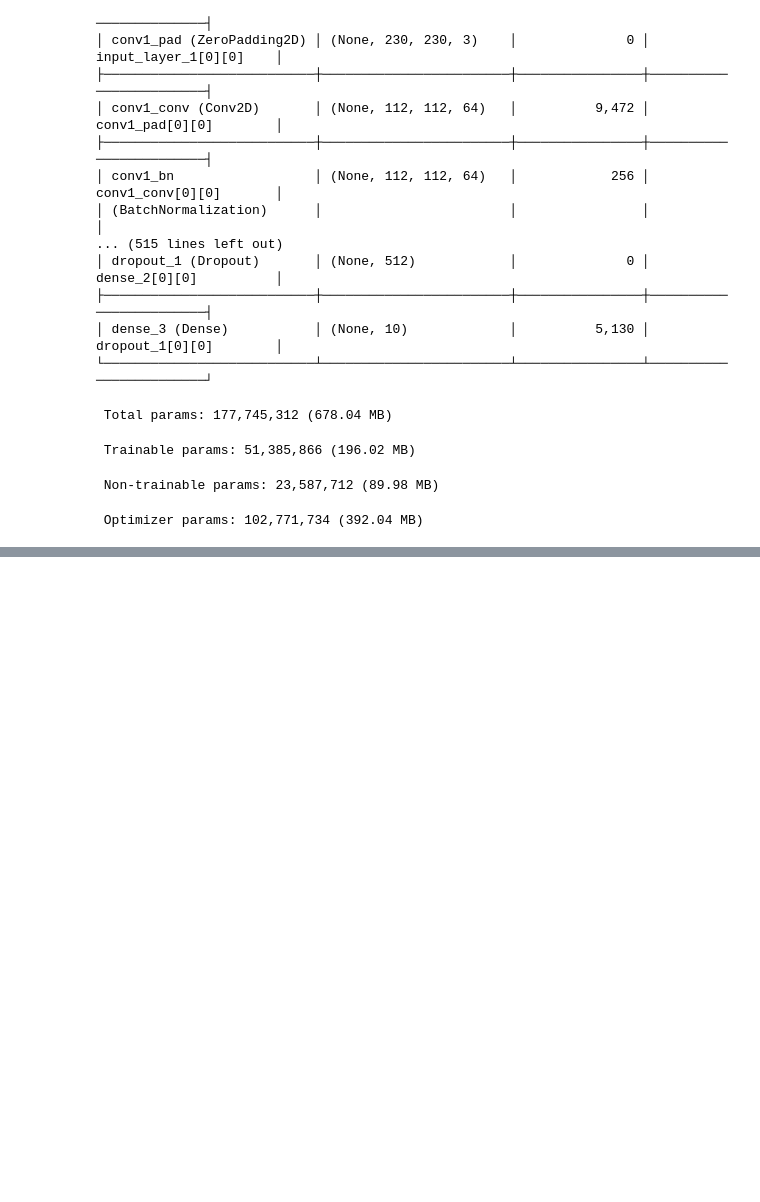
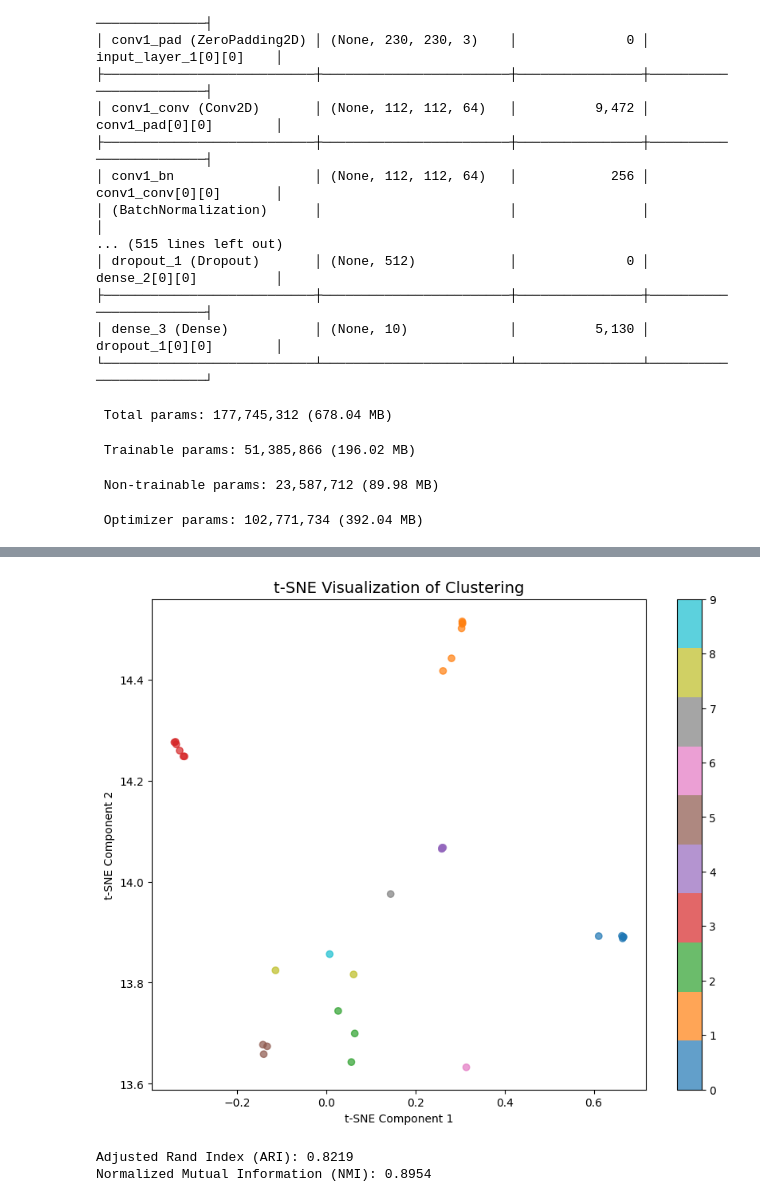
Before and after one commit to unluckid/model, a Jupyter notebook: tunning.ipynb, the cells around one changed output, grey strips where cells are left out. Drawn from its saved outputs; the diff is of its cells as text; code cells hidden in the pictures; blank space fills up the shorter version.

```diff
--- a/tunning.ipynb
+++ b/tunning.ipynb
@@ -231,0 +293,35 @@ voting_clf = VotingClassifier(named_estimators)
+# %%
+feature_extractor1 = Model(inputs=model1.input, outputs=model1.layers[-1].output)
+feature_extractor2 = Model(inputs=model2.input, outputs=model2.layers[-1].output)
+from sklearn.manifold import TSNE
+
+# 데이터 샘플 가져오기 (train_dataset에서 배치 단위로 가져옴)
+for batch in train_dataset.take(1):  # 1개의 배치만 추출
+    images, labels = batch
+    break
+
+# 두 모델에서 특징 벡터 추출
+features1 = feature_extractor1.predict(images)
+features2 = feature_extractor2.predict(images)
+
+# 두 모델의 특징 벡터 결합
+combined_features = np.concatenate([features1, features2], axis=1)
+
+# K-Means 군집화 (클러스터 수는 클래스 수에 맞춤)
+num_classes = labels.shape[1]  # 클래스 수
+kmeans = KMeans(n_clusters=num_classes, random_state=42)
+clusters = kmeans.fit_predict(combined_features)
+
+# 차원 축소 (t-SNE)
+tsne = TSNE(n_components=2, random_state=42, perplexity=30)
+reduced_features_tsne = tsne.fit_transform(combined_features)
+
+# 시각화
+plt.figure(figsize=(10, 8))
+scatter = plt.scatter(reduced_features_tsne[:, 0], reduced_features_tsne[:, 1], c=clusters, cmap='tab10', alpha=0.7)
+plt.colorbar(scatter)
+plt.title("t-SNE Visualization of Clustering", fontsize=14)
+plt.xlabel("t-SNE Component 1")
+plt.ylabel("t-SNE Component 2")
+plt.show()
+# %% [output]
@@ -231,0 +330,16 @@ voting_clf = VotingClassifier(named_estimators)
+[figure, added]
+# %%
+from sklearn.metrics import adjusted_rand_score, normalized_mutual_info_score
+
+# 실제 라벨과 클러스터 라벨
+true_labels = np.argmax(labels, axis=1)
+
+# ARI & NMI 계산
+ari = adjusted_rand_score(true_labels, clusters)
+nmi = normalized_mutual_info_score(true_labels, clusters)
+
+print(f"Adjusted Rand Index (ARI): {ari:.4f}")
+print(f"Normalized Mutual Information (NMI): {nmi:.4f}")
+# %% [output]
+Adjusted Rand Index (ARI): 0.8219
+Normalized Mutual Information (NMI): 0.8954
```
Also changed, not shown: parts of 13 cells of this notebook.
